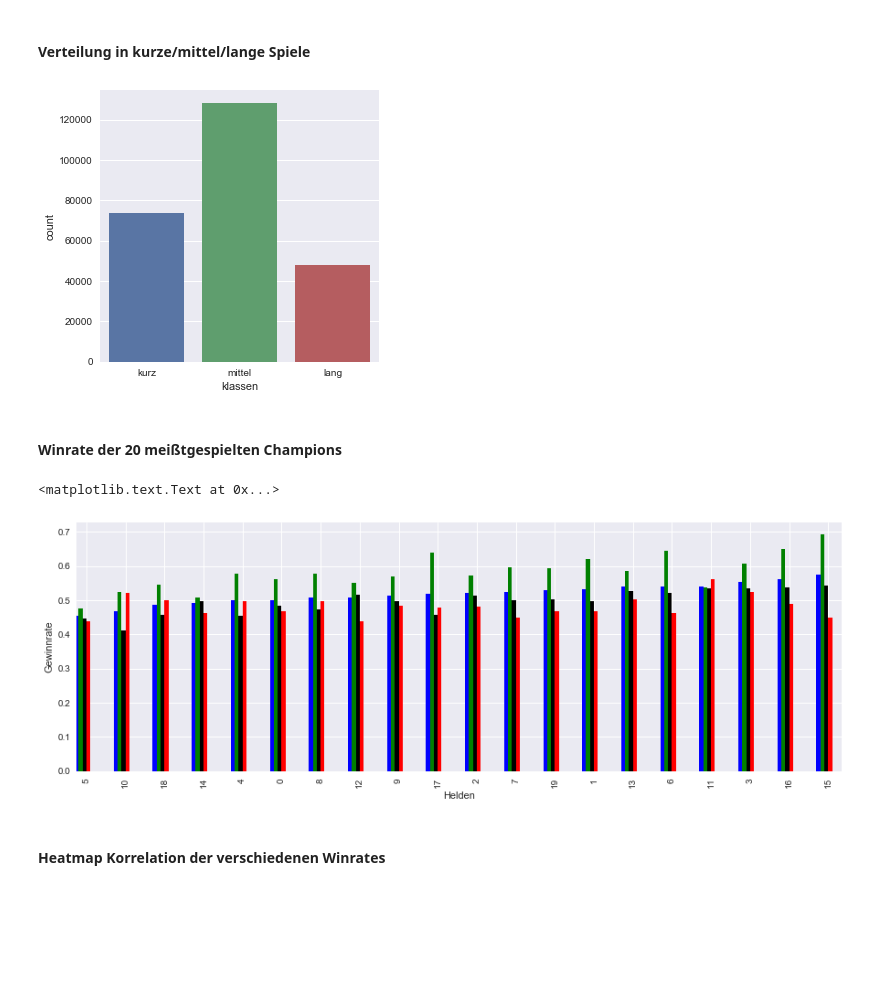
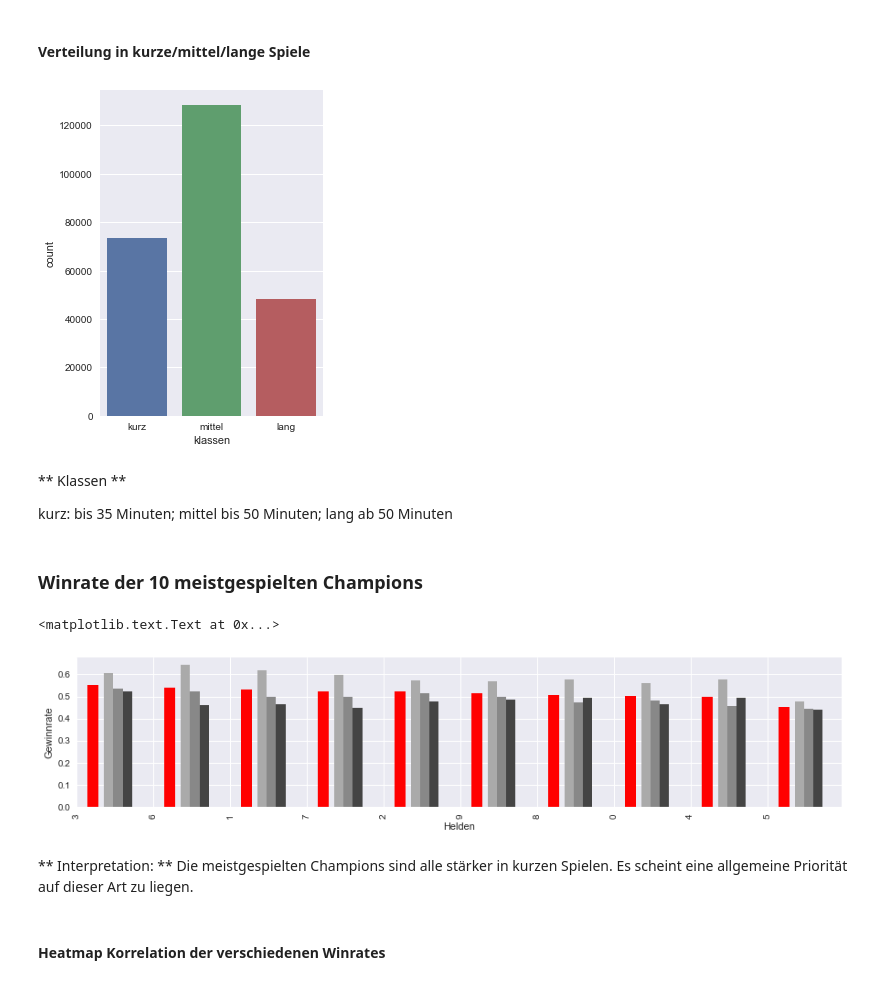
Before and after one commit to agruenth/BDA_SS17, a Jupyter notebook: Final.ipynb, the cells around one changed output. Cells and saved outputs as stored; diff of their text form; code cells hidden in the pictures; blank space fills up the shorter version.

```diff
--- a/Final.ipynb
+++ b/Final.ipynb
@@ -494,10 +507,14 @@ df_mat_sort["klassen"] = pd.DataFrame({'klassen': pd.cut(df_mat_sort['bins'], bi
 # %% [markdown]
 #### Verteilung in kurze/mittel/lange Spiele
 # %%
-plt.figure(figsize=(5, 5))
+plt.figure(figsize=(4, 6))
 sns.countplot(x='klassen', data=df_mat_sort);
 # %% [output]
-[figure, old version]
+[figure, new version]
+# %% [markdown]
+** Klassen **
+
+kurz: bis 35 Minuten; mittel bis 50 Minuten; lang ab 50 Minuten
 # %%
 df_kurz = pd.DataFrame(df_mat_sort[df_mat_sort.klassen == "kurz"].groupby('hero_id').mean()['radiant_win'], index=np.arange(113))
 df_kurz.columns =["winrate_kurz"]
@@ -523,19 +540,20 @@ df_most_played_heros = hero_names.sort_values(by="total_plays").tail(20).sort_va
 # %% [markdown]
-#### Winrate der 20 meißtgespielten Champions
+### Winrate der 10 meistgespielten Champions
 # %%
-fig = plt.figure(figsize=(15, 5)) # Create matplotlib figure
+fig = plt.figure(figsize=(15, 3)) # Create matplotlib figure
 ax = fig.add_subplot(111) # Create matplotlib axes
-ax2,ax3,ax4 = ax,ax,ax-
-width = 0.1
-df_most_played_heros.winrate.plot(kind='bar', color='blue', ax=ax, width=width, position=3)
-df_most_played_heros.winrate_kurz.plot(kind='bar', color='green', ax=ax2, width=width, position=2)
-df_most_played_heros.winrate_mittel.plot(kind='bar', color='black', ax=ax3, width=width, position=1)
-df_most_played_heros.winrate_lang.plot(kind='bar', color='red', ax=ax4, width=width, position=0)
-ax.set_ylabel('Gewinnrate')
-ax.set_xlabel('Helden')
+ax2,ax3,ax4 = ax,ax,ax; width = 0.12
+df_most_played_heros.winrate.plot(kind='bar', color='red', ax=ax, width=width*1.2, position=-1)
+df_most_played_heros.winrate_kurz.plot(kind='bar', color='#aaaaaa', ax=ax2, width=width, position=-3)
+df_most_played_heros.winrate_mittel.plot(kind='bar', color='#888888', ax=ax3, width=width, position=-4)
+df_most_played_heros.winrate_lang.plot(kind='bar', color='#444444', ax=ax4, width=width, position=-5)
+ax.set_ylabel('Gewinnrate'); ax.set_xlabel('Helden')
 # %% [output]
 <matplotlib.text.Text at 0x...>
-[figure, old version]
+[figure, new version]
+# %% [markdown]
+** Interpretation: **
+Die meistgespielten Champions sind alle stärker in kurzen Spielen. Es scheint eine allgemeine Priorität auf dieser Art zu liegen.
 # %% [markdown]
 #### Heatmap Korrelation der verschiedenen Winrates
 # %%
```
Also changed, not shown: parts of 50 cells of this notebook, 4 other files.
